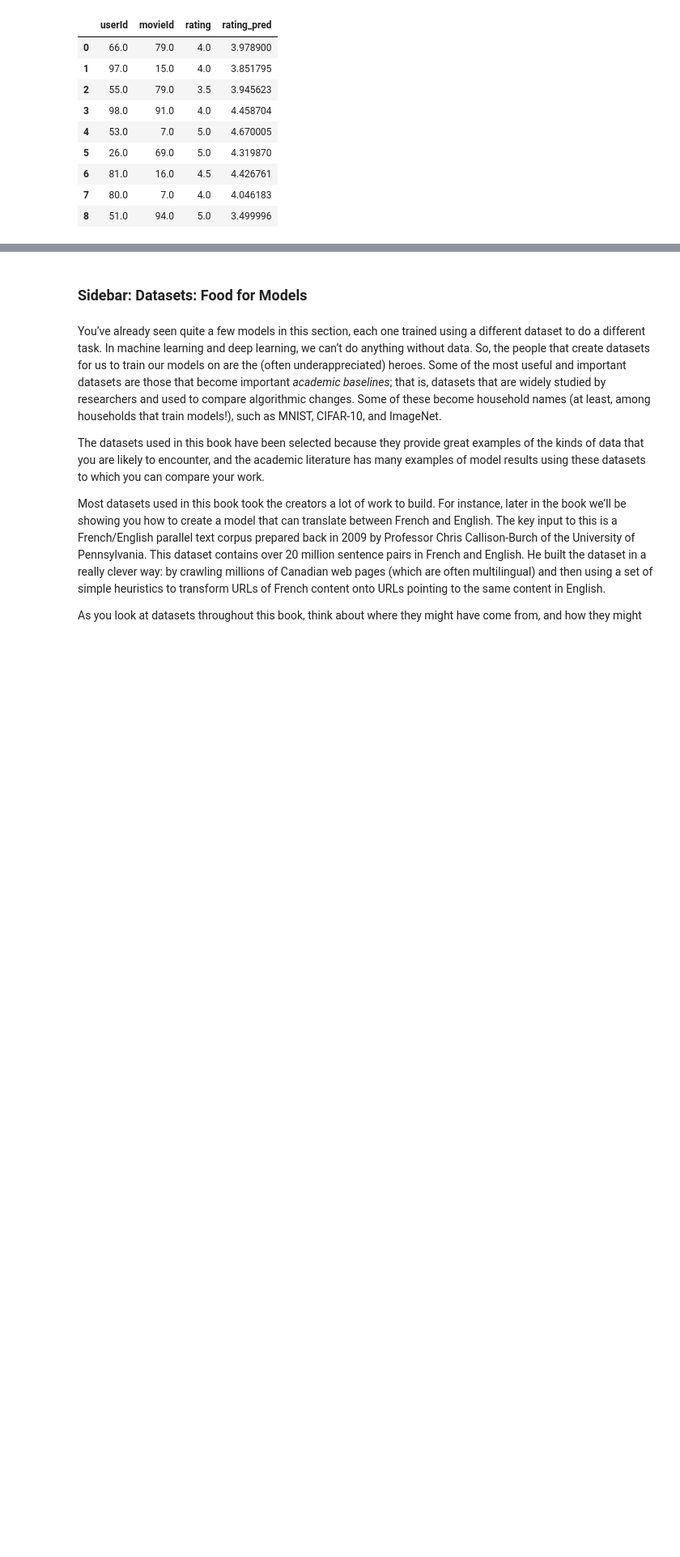
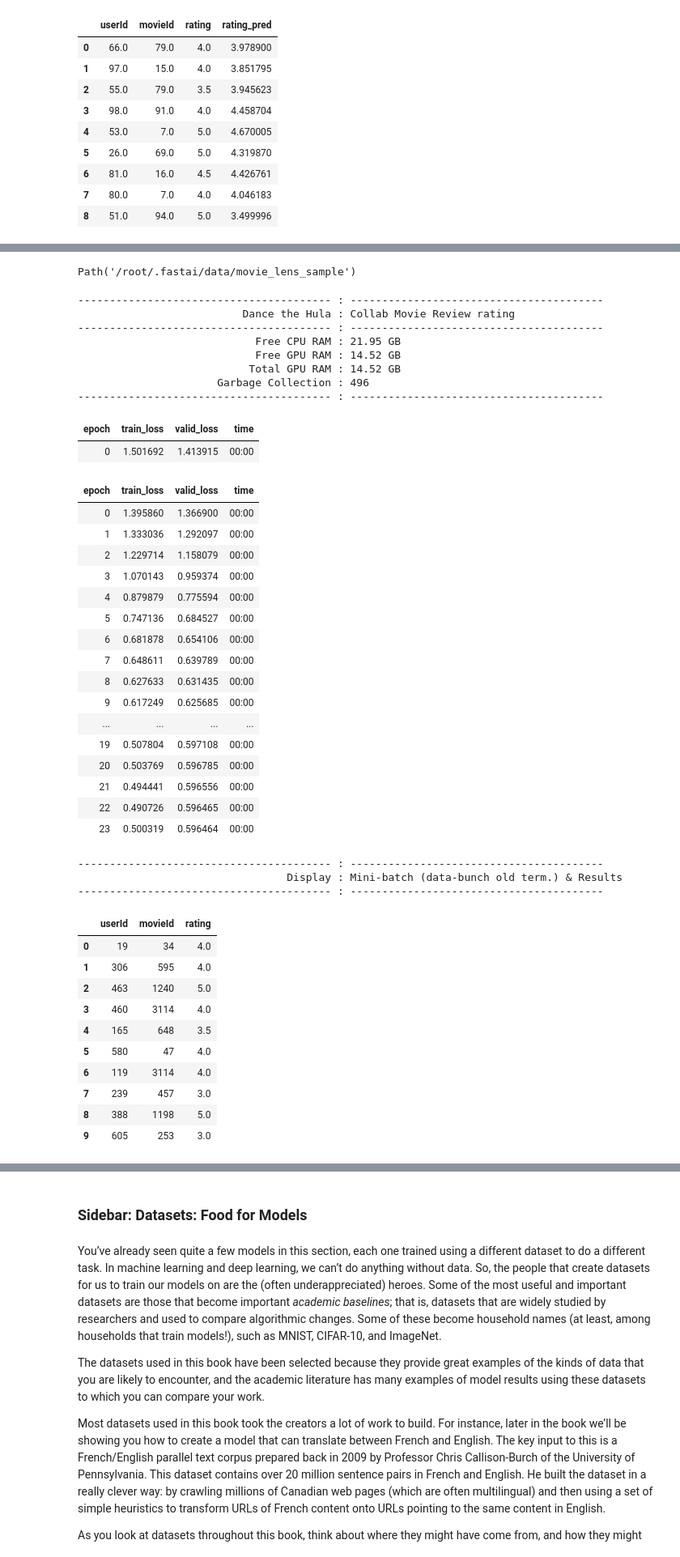
Before and after one commit to duchaba/fastbook, a Jupyter notebook: fastaibook_01_intro_d0hz.ipynb, the cells around one changed output, grey strips where cells are left out. Shown at 81% size. Drawn from its saved outputs; the diff is of its cells as text; code cells hidden in the pictures; blank space fills up the shorter version.

```diff
--- a/fastaibook_01_intro_d0hz.ipynb
+++ b/fastaibook_01_intro_d0hz.ipynb
@@ -1713,0 +1874,4 @@ learn.show_results()
+# %%
+path_ml
+# %% [output]
+Path('/root/.fastai/data/movie_lens_sample')
@@ -1713,0 +1909,44 @@ learn.show_results()
+# %%
+rocky.dance_hula_colab(epoch=24)
+# %% [output]
+---------------------------------------- : ----------------------------------------
+                          Dance the Hula : Collab Movie Review rating
+---------------------------------------- : ----------------------------------------
+                            Free CPU RAM : 21.95 GB
+                            Free GPU RAM : 14.52 GB
+                           Total GPU RAM : 14.52 GB
+                      Garbage Collection : 496
+---------------------------------------- : ----------------------------------------
+| epoch | train_loss | valid_loss | time |
+| 0 | 1.501692 | 1.413915 | 00:00 |
+| epoch | train_loss | valid_loss | time |
+| 0 | 1.395860 | 1.366900 | 00:00 |
+| 1 | 1.333036 | 1.292097 | 00:00 |
+| 2 | 1.229714 | 1.158079 | 00:00 |
+| 3 | 1.070143 | 0.959374 | 00:00 |
+| 4 | 0.879879 | 0.775594 | 00:00 |
+| 5 | 0.747136 | 0.684527 | 00:00 |
+| 6 | 0.681878 | 0.654106 | 00:00 |
+| 7 | 0.648611 | 0.639789 | 00:00 |
+| 8 | 0.627633 | 0.631435 | 00:00 |
+| 9 | 0.617249 | 0.625685 | 00:00 |
+| ... | ... | ... | ... |
+| 19 | 0.507804 | 0.597108 | 00:00 |
+| 20 | 0.503769 | 0.596785 | 00:00 |
+| 21 | 0.494441 | 0.596556 | 00:00 |
+| 22 | 0.490726 | 0.596465 | 00:00 |
+| 23 | 0.500319 | 0.596464 | 00:00 |
+---------------------------------------- : ----------------------------------------
+                                 Display : Mini-batch (data-bunch old term.) & Results
+---------------------------------------- : ----------------------------------------
+|  | userId | movieId | rating |
+| 0 | 19 | 34 | 4.0 |
+| 1 | 306 | 595 | 4.0 |
+| 2 | 463 | 1240 | 5.0 |
+| 3 | 460 | 3114 | 4.0 |
+| 4 | 165 | 648 | 3.5 |
+| 5 | 580 | 47 | 4.0 |
+| 6 | 119 | 3114 | 4.0 |
+| 7 | 239 | 457 | 3.0 |
+| 8 | 388 | 1198 | 5.0 |
+| 9 | 605 | 253 | 3.0 |
```
Also changed, not shown: parts of 20 cells of this notebook.
